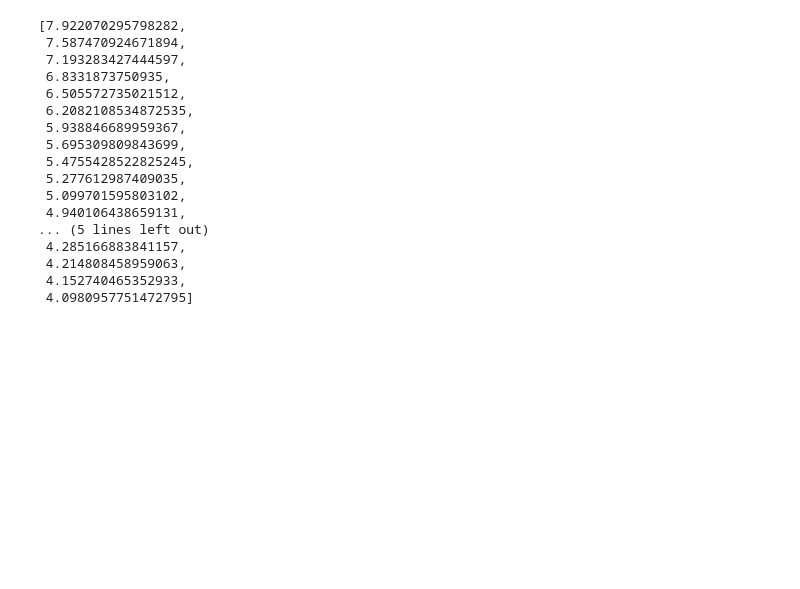
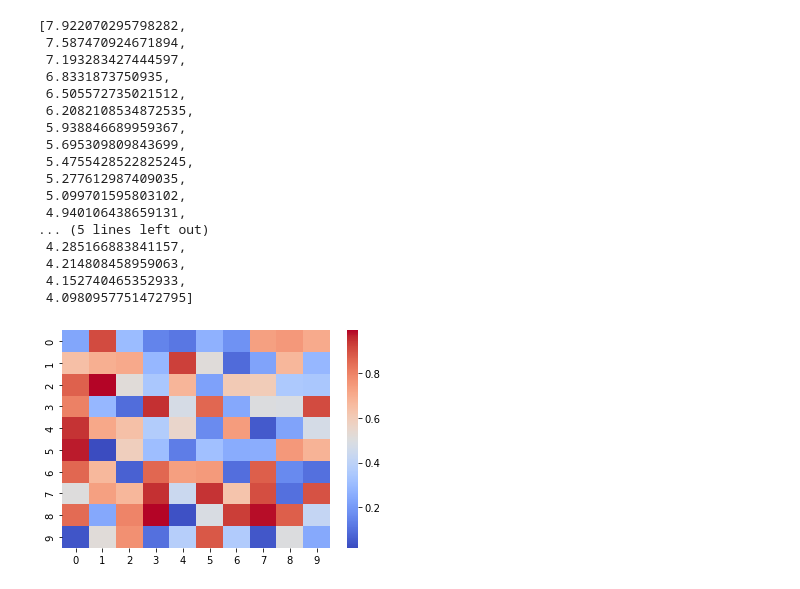
Before and after one commit to HansDongHuanze/experiment-BCI, a Jupyter notebook: SEAttention.ipynb, the cells around one changed output. Drawn from its saved outputs; the diff is of its cells as text; code cells hidden in the pictures; blank space fills up the shorter version.

```diff
--- a/SEAttention.ipynb
+++ b/SEAttention.ipynb
@@ -854,0 +867,15 @@ file.save('result.xlsx')
+# %%
+import seaborn as sns
+import numpy as np
+import matplotlib.pyplot as plt
+
+# Create a 2D numpy array with random values
+data = np.random.rand(10, 10)
+
+# Create a heatmap using seaborn
+sns.heatmap(data, cmap='coolwarm')
+
+# Show the plot
+plt.show()
+# %% [output]
+[figure, added]
```
Also changed, not shown: parts of 35 cells of this notebook, 6 other files.
